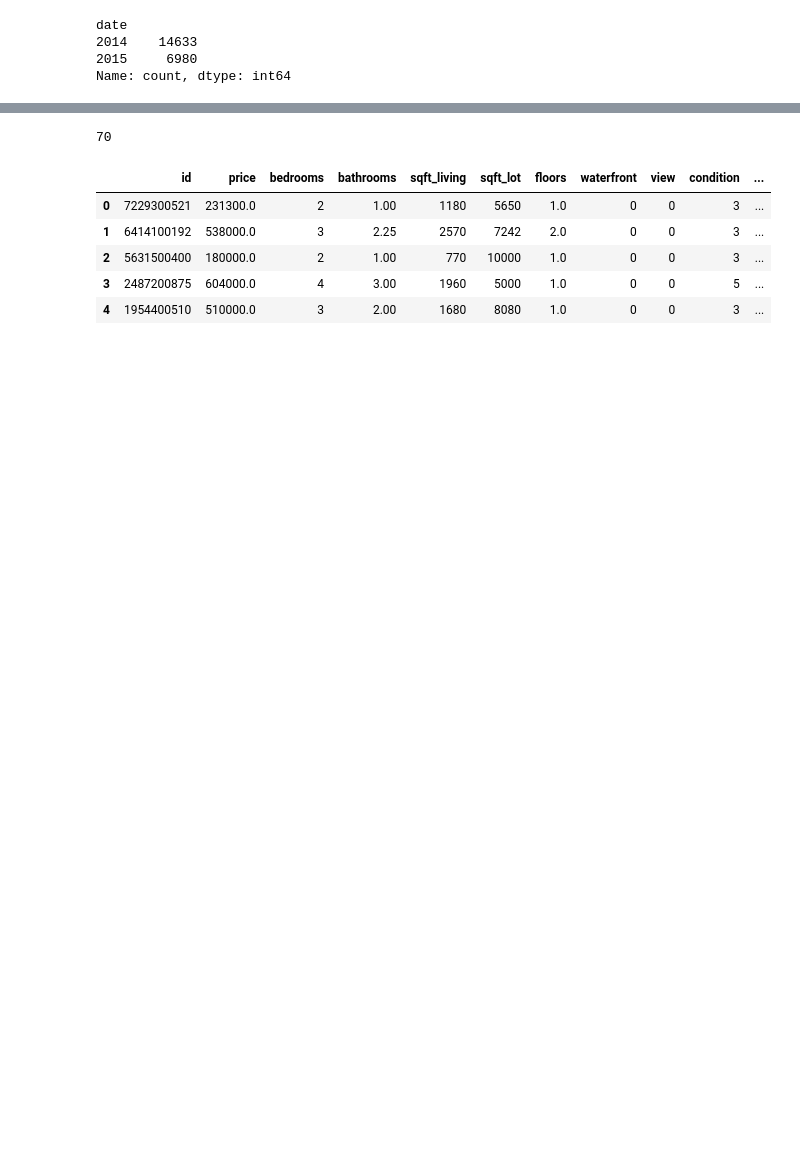
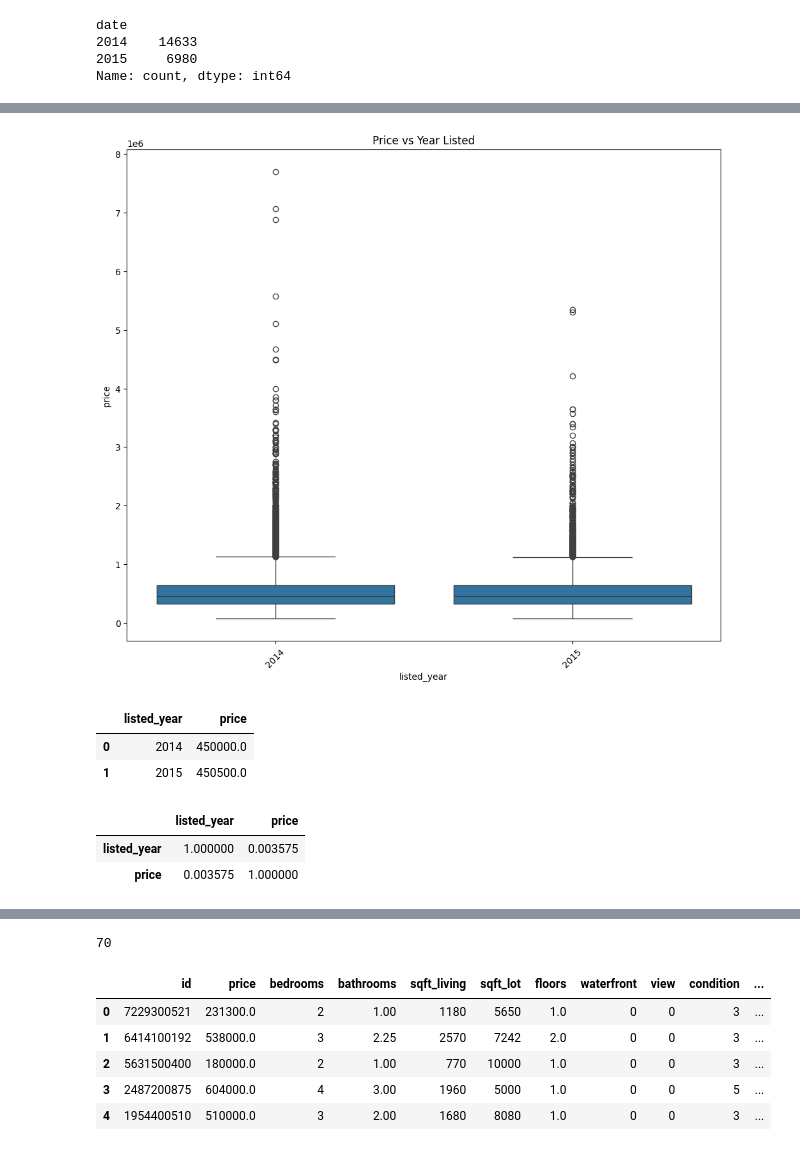
Before and after one commit to atharvadhumal03/HousingPrice-Prediction-MultipleRegression-Analysis, a Jupyter notebook: HousingPricePrediction_MLR.ipynb, the cells around one changed output, grey strips where cells are left out. Drawn from its saved outputs; the diff is of its cells as text; code cells hidden in the pictures; blank space fills up the shorter version.

```diff
--- a/HousingPricePrediction_MLR.ipynb
+++ b/HousingPricePrediction_MLR.ipynb
@@ -94,5 +108,3 @@ date
 2014    14633
 2015     6980
 Name: count, dtype: int64
-# %%
-df['yr_built'] = pd.to_datetime(df['date'])
@@ -98,0 +128,23 @@ df['yr_built'] = pd.to_datetime(df['date'])
+# %%
+df['listed_year'] = df['date'].dt.year
+df['listed_month'] = df['date'].dt.month
+# %%
+plt.figure(figsize=(12,10))
+sns.boxplot(x='listed_year', y='price', data=df)
+plt.xticks(rotation=45)
+plt.title("Price vs Year Listed")
+plt.show()
+# %% [output]
+[figure, added]
+# %%
+df.groupby('listed_year', as_index=False)['price'].median()
+# %% [output]
+|  | listed_year | price |
+| 0 | 2014 | 450000.0 |
+| 1 | 2015 | 450500.0 |
+# %%
+df[['listed_year', 'price']].corr()
+# %% [output]
+|  | listed_year | price |
+| listed_year | 1.000000 | 0.003575 |
+| price | 0.003575 | 1.000000 |
```
Also changed, not shown: parts of 19 cells of this notebook.
